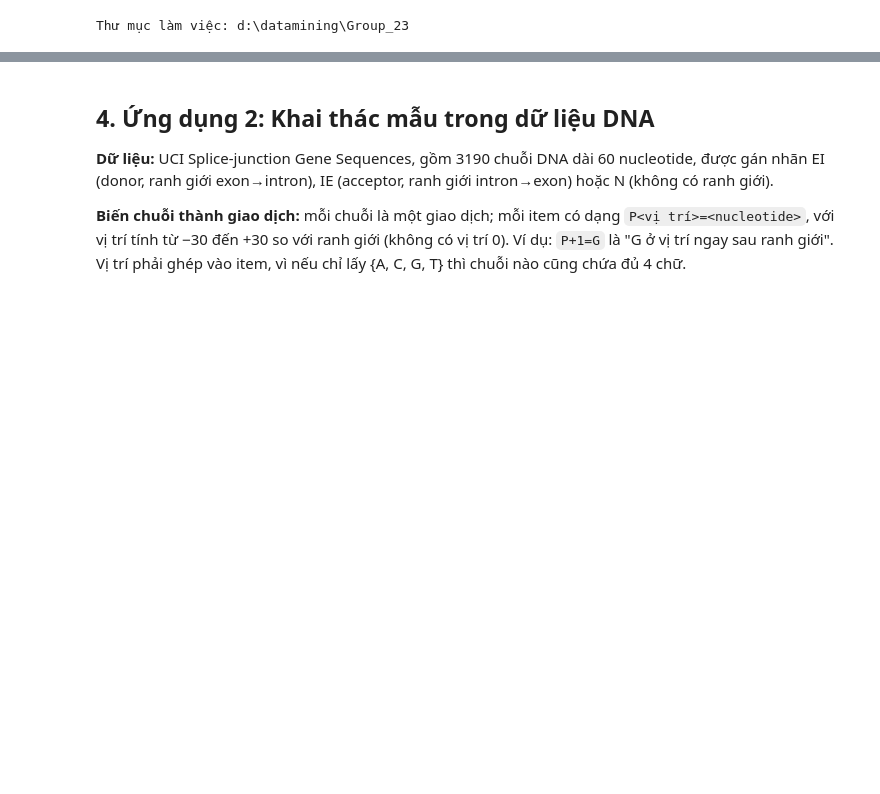
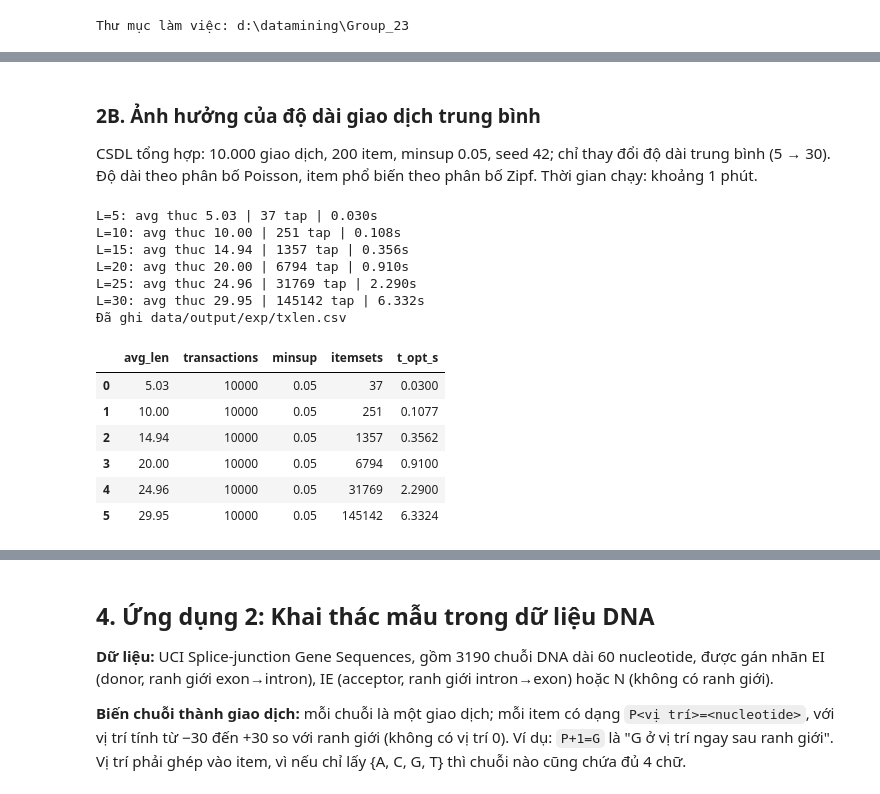
Before and after one commit to KhoaTranFitus/Frequent_Itemset, a Jupyter notebook: notebooks/demo.ipynb, the cells around one changed output, grey strips where cells are left out. Cells and saved outputs as stored; diff of their text form; code cells hidden in the pictures; blank space fills up the shorter version.

```diff
--- a/notebooks/demo.ipynb
+++ b/notebooks/demo.ipynb
@@ -20,0 +119,22 @@ Thư mục làm việc: d:\datamining\Group_23
+# %% [markdown]
+### 2B. Ảnh hưởng của độ dài giao dịch trung bình
+CSDL tổng hợp: 10.000 giao dịch, 200 item, minsup 0.05, seed 42; chỉ thay đổi độ dài trung bình (5 → 30).
+Độ dài theo phân bố Poisson, item phổ biến theo phân bố Zipf. Thời gian chạy: khoảng 1 phút.
+# %%
+!python -m scripts.exp_txlen
+pd.read_csv("data/output/exp/txlen.csv")
+# %% [output]
+L=5: avg thuc 5.03 | 37 tap | 0.030s
+L=10: avg thuc 10.00 | 251 tap | 0.108s
+L=15: avg thuc 14.94 | 1357 tap | 0.356s
+L=20: avg thuc 20.00 | 6794 tap | 0.910s
+L=25: avg thuc 24.96 | 31769 tap | 2.290s
+L=30: avg thuc 29.95 | 145142 tap | 6.332s
+Đã ghi data/output/exp/txlen.csv
+|  | avg_len | transactions | minsup | itemsets | t_opt_s |
+| 0 | 5.03 | 10000 | 0.05 | 37 | 0.0300 |
+| 1 | 10.00 | 10000 | 0.05 | 251 | 0.1077 |
+| 2 | 14.94 | 10000 | 0.05 | 1357 | 0.3562 |
+| 3 | 20.00 | 10000 | 0.05 | 6794 | 0.9100 |
+| 4 | 24.96 | 10000 | 0.05 | 31769 | 2.2900 |
+| 5 | 29.95 | 10000 | 0.05 | 145142 | 6.3324 |
```
Also changed, not shown: parts of 18 cells of this notebook, 1 other file.
